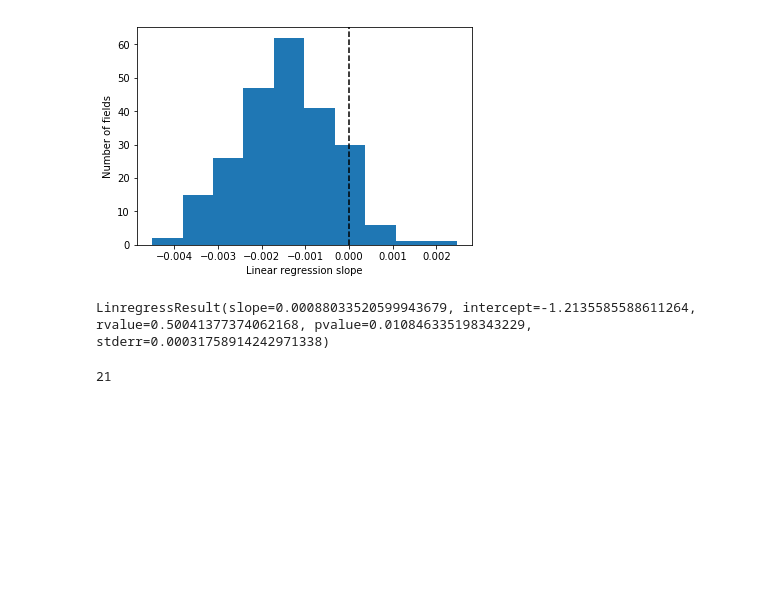
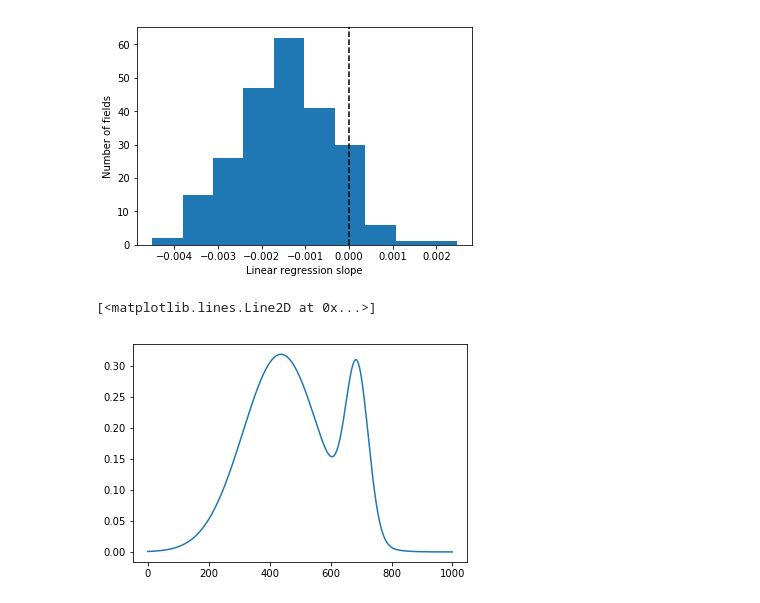
Before and after one commit to jlorince/wos-text-dynamics, a Jupyter notebook: notebooks/eval.ipynb, the cells around one changed output. Cells and saved outputs as stored; diff of their text form; code cells hidden in the pictures; blank space fills up the shorter version.

```diff
--- a/notebooks/eval.ipynb
+++ b/notebooks/eval.ipynb
@@ -330,11 +319,3 @@ ax.axvline(0,ls='--',c='k')
 # %% [output]
 <matplotlib.lines.Line2D at 0x...>
 [figure]
-# %%
-x[cat2idx['Multidisciplinary Sciences']]
-# %% [output]
-LinregressResult(slope=0.00088033520599943679, intercept=-1.2135585588611264, rvalue=0.50041377374062168, pvalue=0.010846335198343229, stderr=0.00031758914242971338)
-# %%
-cat2idx['Biochemistry & Molecular Biology']
-# %% [output]
-21
@@ -340,0 +331,18 @@ cat2idx['Biochemistry & Molecular Biology']
+# %%
+from scipy.stats.distributions import norm
+
+# The grid we'll use for plotting
+x_grid = np.linspace(-4.5, 3.5, 1000)
+
+# Draw points from a bimodal distribution in 1D
+np.random.seed(0)
+x = np.concatenate([norm(-1, 1.).rvs(400),
+                    norm(1, 0.3).rvs(100)])
+pdf_true = (0.8 * norm(-1, 1).pdf(x_grid) +
+            0.2 * norm(1, 0.3).pdf(x_grid))
+
+# Plot the three kernel density estimates
+plt.plot(pdf_true)
+# %% [output]
+[<matplotlib.lines.Line2D at 0x...>]
+[figure, added]
```
Also changed, not shown: parts of 10 cells of this notebook, 3 other files.
